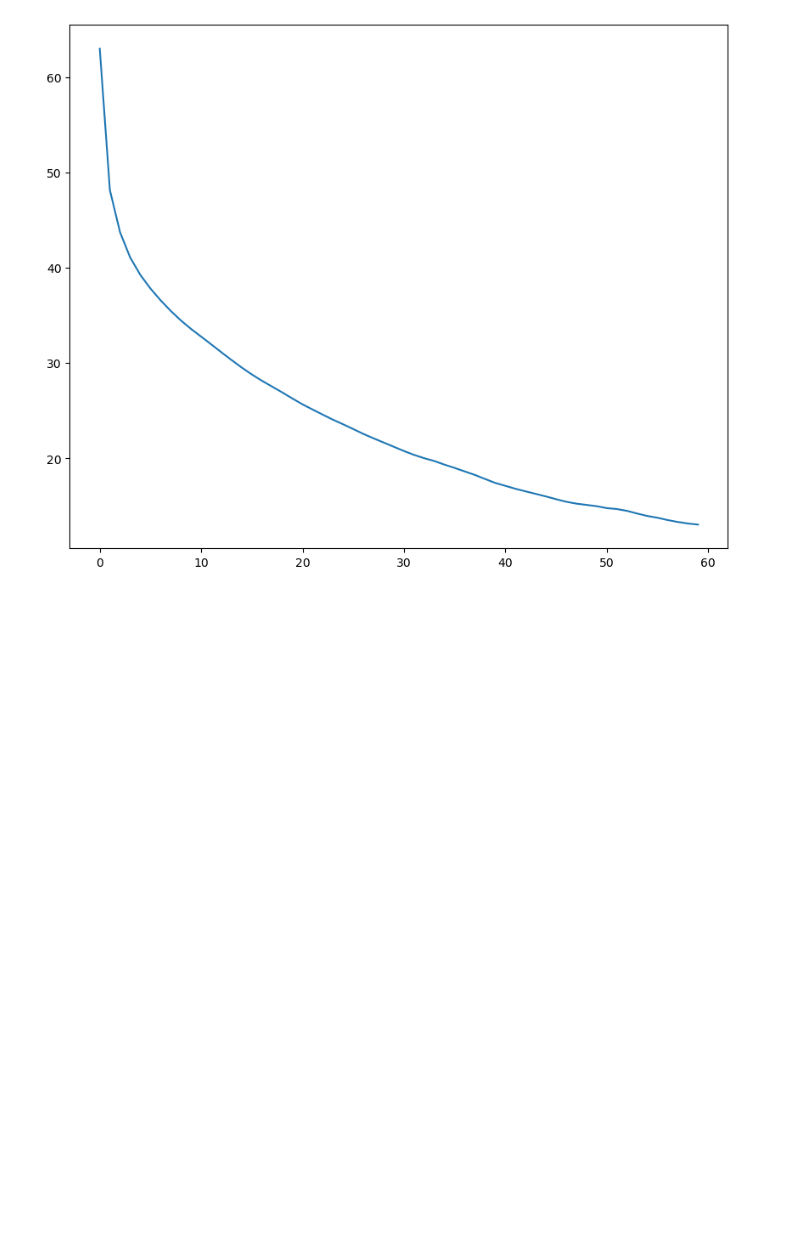
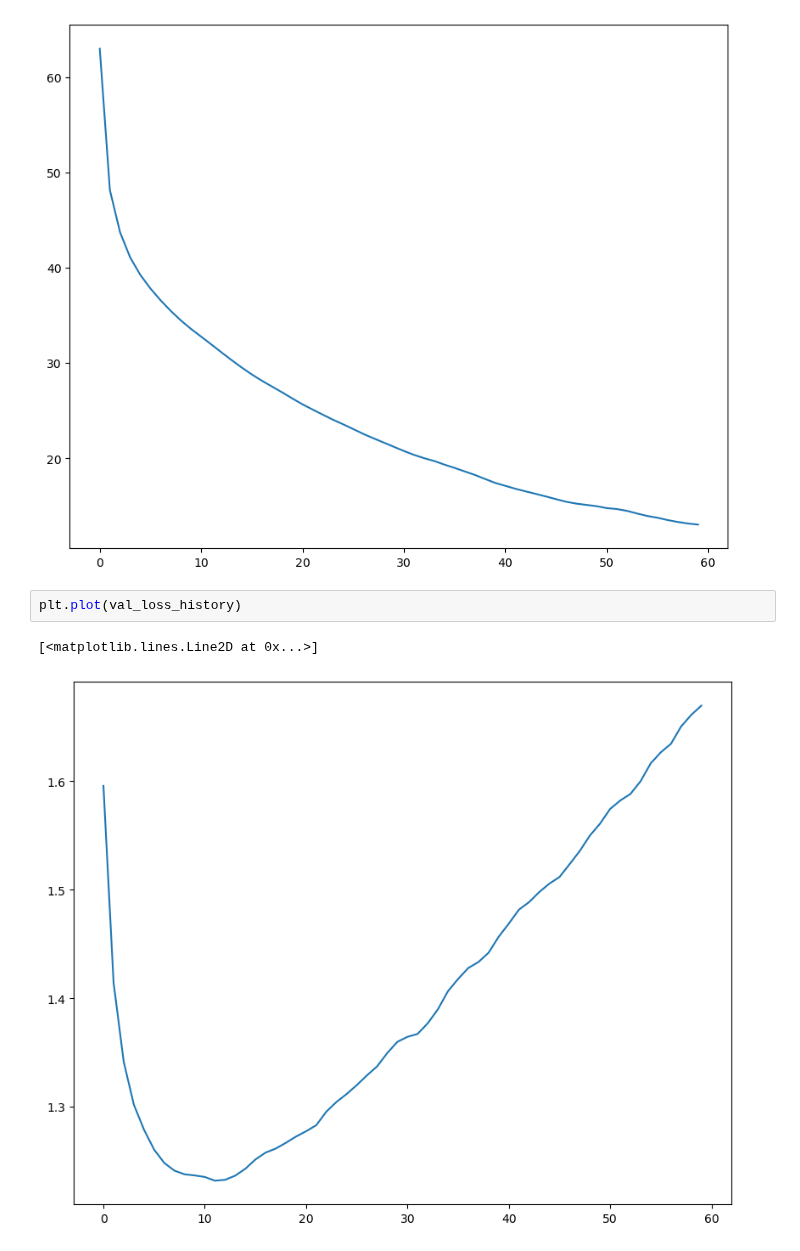
Before and after one commit to mmahdin/CI_CNNProject_Fall2024, a Jupyter notebook: Phase-3/ph3.ipynb, the cells around one changed output. Drawn from its saved outputs; the diff is of its cells as text; blank space fills up the shorter version.

```diff
--- a/Phase-3/ph3.ipynb
+++ b/Phase-3/ph3.ipynb
@@ -206,3 +206,8 @@ plt.plot(train_loss_history)
 # %% [output]
 [<matplotlib.lines.Line2D at 0x...>]
 [figure]
+# %%
+plt.plot(val_loss_history)
+# %% [output]
+[<matplotlib.lines.Line2D at 0x...>]
+[figure, added]
```
